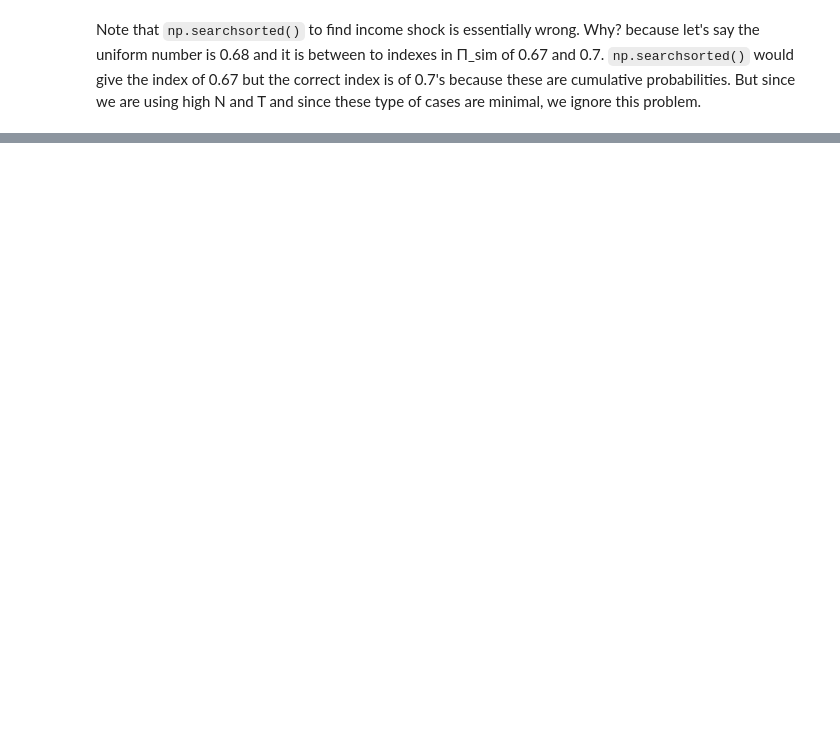
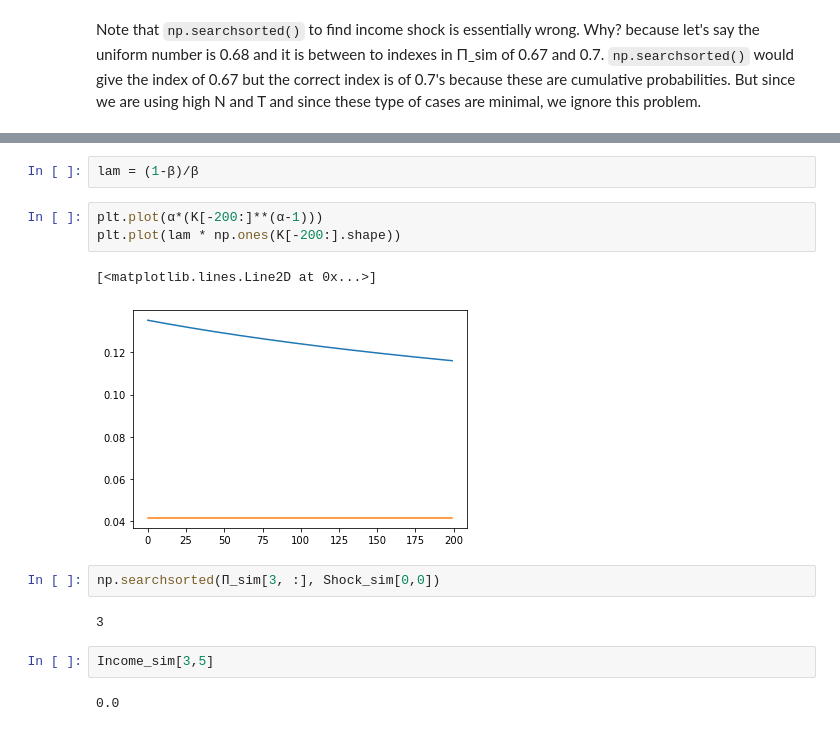
Before and after one commit to hamecetin/Quantitative_Methods_2, a Jupyter notebook: PS5/Cetin_Belmudes_ECON8185_PS5.ipynb, the cells around one changed output, grey strips where cells are left out. Drawn from its saved outputs; the diff is of its cells as text; blank space fills up the shorter version.

```diff
--- a/PS5/Cetin_Belmudes_ECON8185_PS5.ipynb
+++ b/PS5/Cetin_Belmudes_ECON8185_PS5.ipynb
@@ -232,0 +577,16 @@ Note that `np.searchsorted()` to find income shock is essentially wrong. Why? be
+# %%
+lam = (1-β)/β
+# %%
+plt.plot(α*(K[-200:]**(α-1)))
+plt.plot(lam * np.ones(K[-200:].shape))
+# %% [output]
+[<matplotlib.lines.Line2D at 0x...>]
+[figure, added]
+# %%
+np.searchsorted(Π_sim[3, :], Shock_sim[0,0])
+# %% [output]
+3
+# %%
+Income_sim[3,5]
+# %% [output]
+0.0
```
Also changed, not shown: parts of 22 cells of this notebook, 3 other files.
